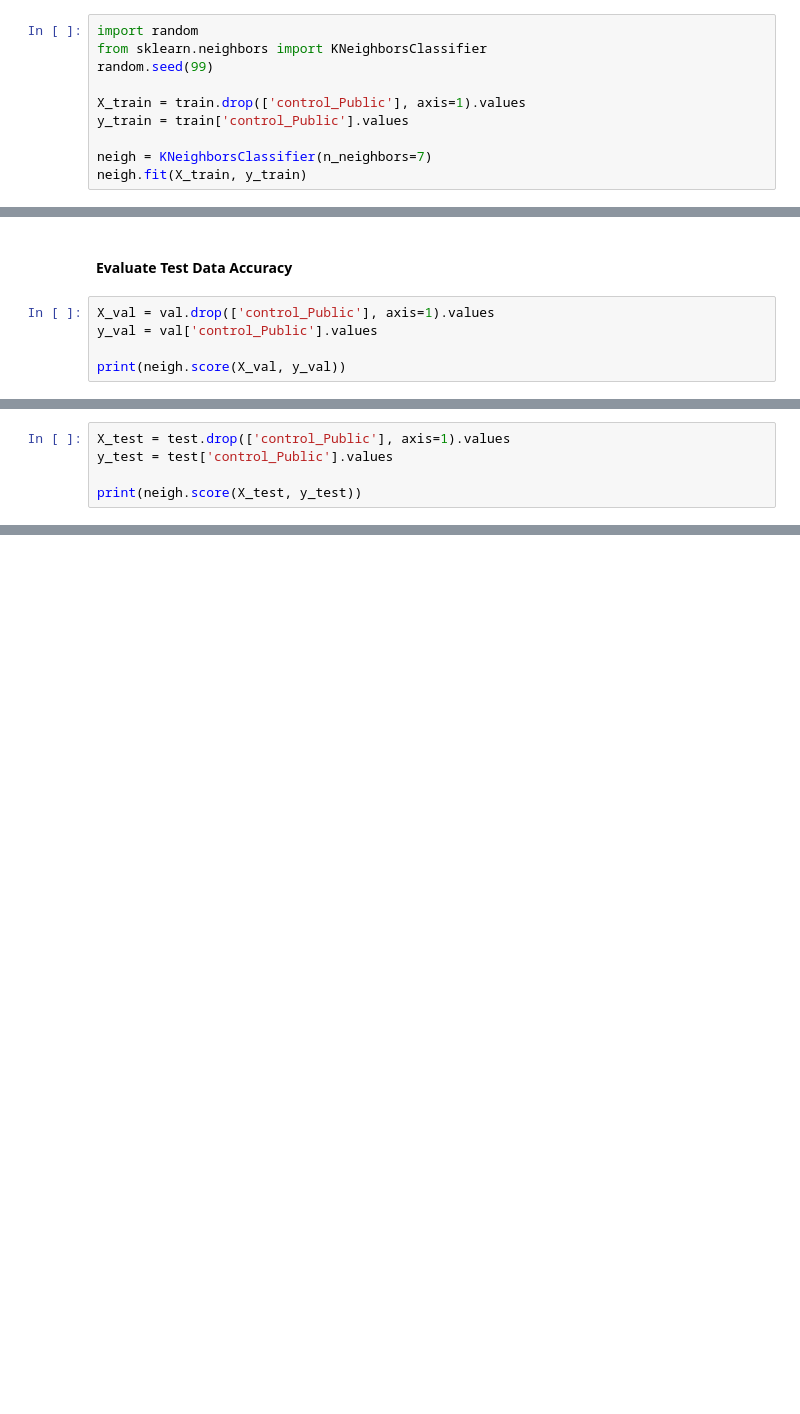
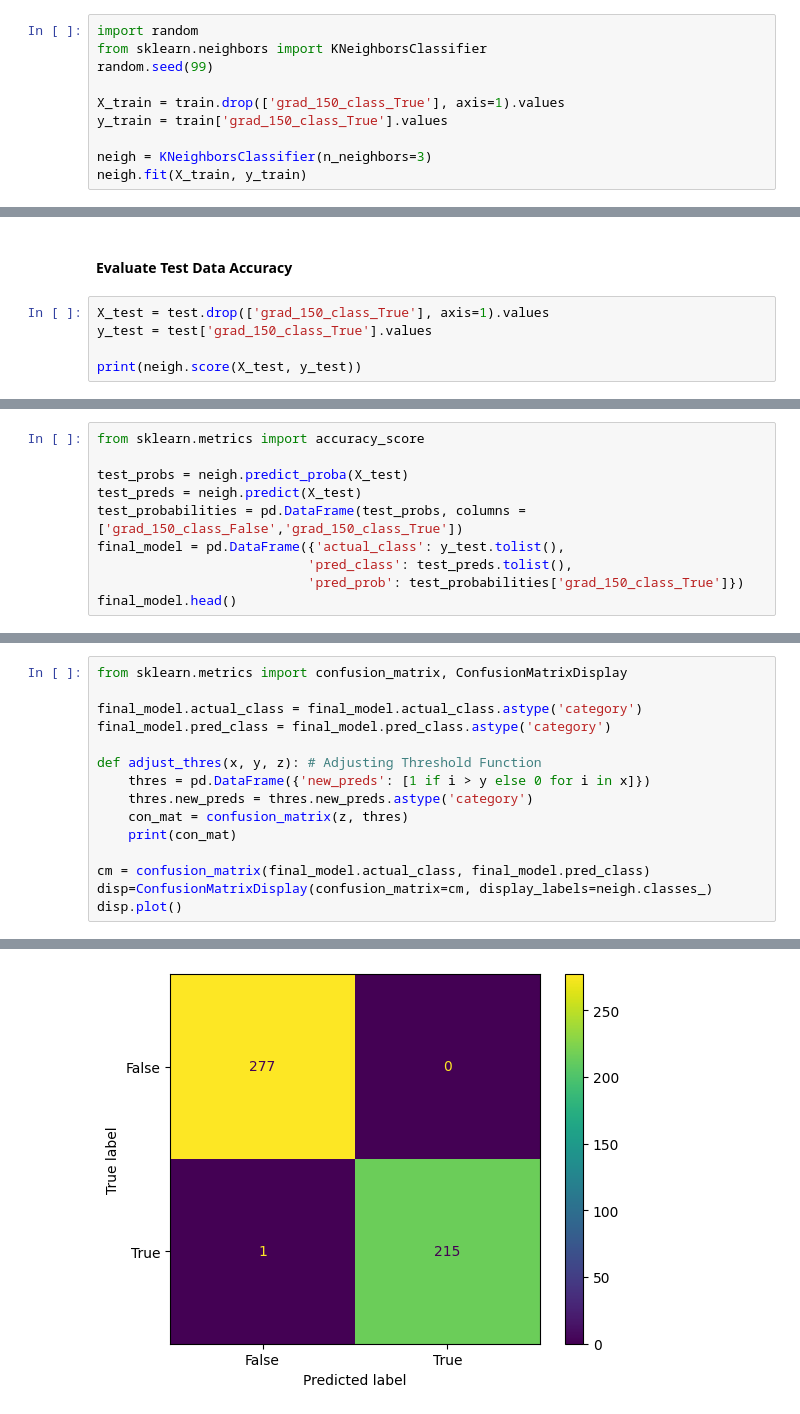
Before and after one commit to PatrickHo718/DS-3021, a Jupyter notebook: 06_ML_Concepts_II_KNN/lab5.ipynb, the cells around one changed output, grey strips where cells are left out. Saved outputs shown, nothing was run; the diff lists cells and outputs as text; blank space fills up the shorter version.

```diff
--- a/06_ML_Concepts_II_KNN/lab5.ipynb
+++ b/06_ML_Concepts_II_KNN/lab5.ipynb
@@ -201,9 +208,9 @@ import random
 from sklearn.neighbors import KNeighborsClassifier
 random.seed(99)
 
-X_train = train.drop(['control_Public'], axis=1).values
-y_train = train['control_Public'].values
+X_train = train.drop(['grad_150_class_True'], axis=1).values
+y_train = train['grad_150_class_True'].values
 
-neigh = KNeighborsClassifier(n_neighbors=7)
+neigh = KNeighborsClassifier(n_neighbors=3)
 neigh.fit(X_train, y_train)
 # %% [output]
@@ -211,8 +218,8 @@ KNeighborsClassifier(n_neighbors=7)
 # %% [markdown]
 #### Evaluate Test Data Accuracy
 # %%
-X_val = val.drop(['control_Public'], axis=1).values
-y_val = val['control_Public'].values
+X_test = test.drop(['grad_150_class_True'], axis=1).values
+y_test = test['grad_150_class_True'].values
 
-print(neigh.score(X_val, y_val))
+print(neigh.score(X_test, y_test))
 # %% [output]
@@ -222,5 +226,0 @@ print(neigh.score(X_val, y_val))
-# %%
-X_test = test.drop(['control_Public'], axis=1).values
-y_test = test['control_Public'].values
-
-print(neigh.score(X_test, y_test))
@@ -228,0 +231,10 @@ print(neigh.score(X_test, y_test))
+# %%
+from sklearn.metrics import accuracy_score
+
+test_probs = neigh.predict_proba(X_test)
+test_preds = neigh.predict(X_test)
+test_probabilities = pd.DataFrame(test_probs, columns = ['grad_150_class_False','grad_150_class_True'])
+final_model = pd.DataFrame({'actual_class': y_test.tolist(),
+                           'pred_class': test_preds.tolist(),
+                           'pred_prob': test_probabilities['grad_150_class_True']})
+final_model.head()
@@ -228,0 +252,16 @@ print(neigh.score(X_test, y_test))
+# %%
+from sklearn.metrics import confusion_matrix, ConfusionMatrixDisplay
+
+final_model.actual_class = final_model.actual_class.astype('category')
+final_model.pred_class = final_model.pred_class.astype('category')
+
+def adjust_thres(x, y, z): # Adjusting Threshold Function
+    thres = pd.DataFrame({'new_preds': [1 if i > y else 0 for i in x]})
+    thres.new_preds = thres.new_preds.astype('category')
+    con_mat = confusion_matrix(z, thres)
+    print(con_mat)
+
+cm = confusion_matrix(final_model.actual_class, final_model.pred_class)
+disp=ConfusionMatrixDisplay(confusion_matrix=cm, display_labels=neigh.classes_)
+disp.plot()
+# %% [output]
@@ -228,0 +269 @@ print(neigh.score(X_test, y_test))
+[figure, added]
```
Also changed, not shown: parts of 21 cells of this notebook.
